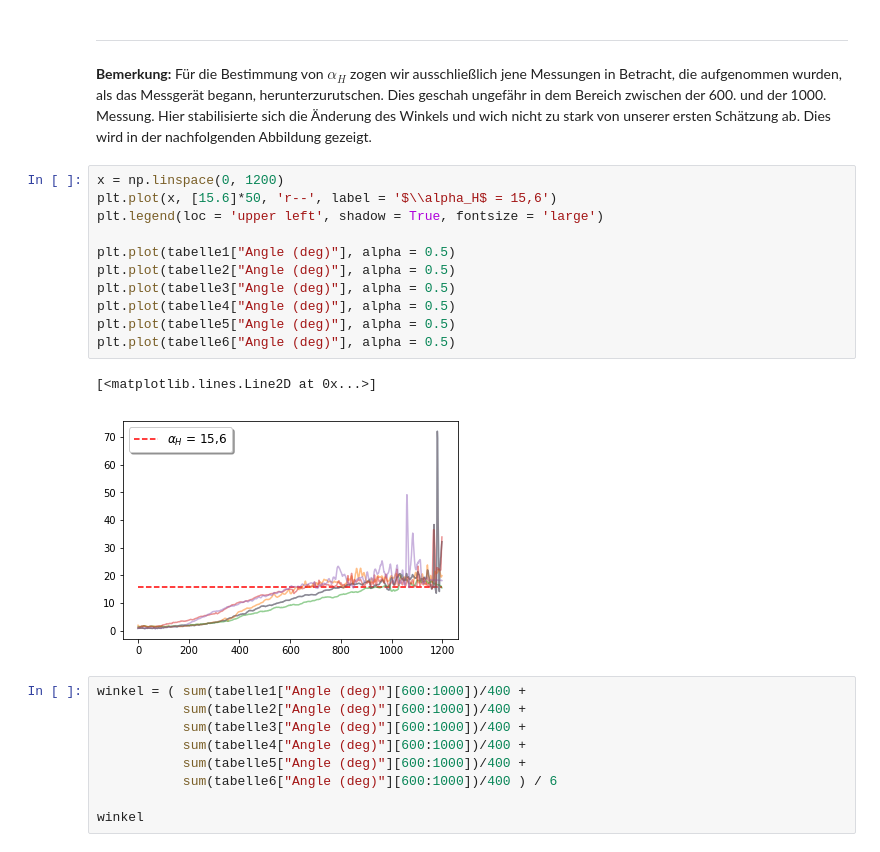
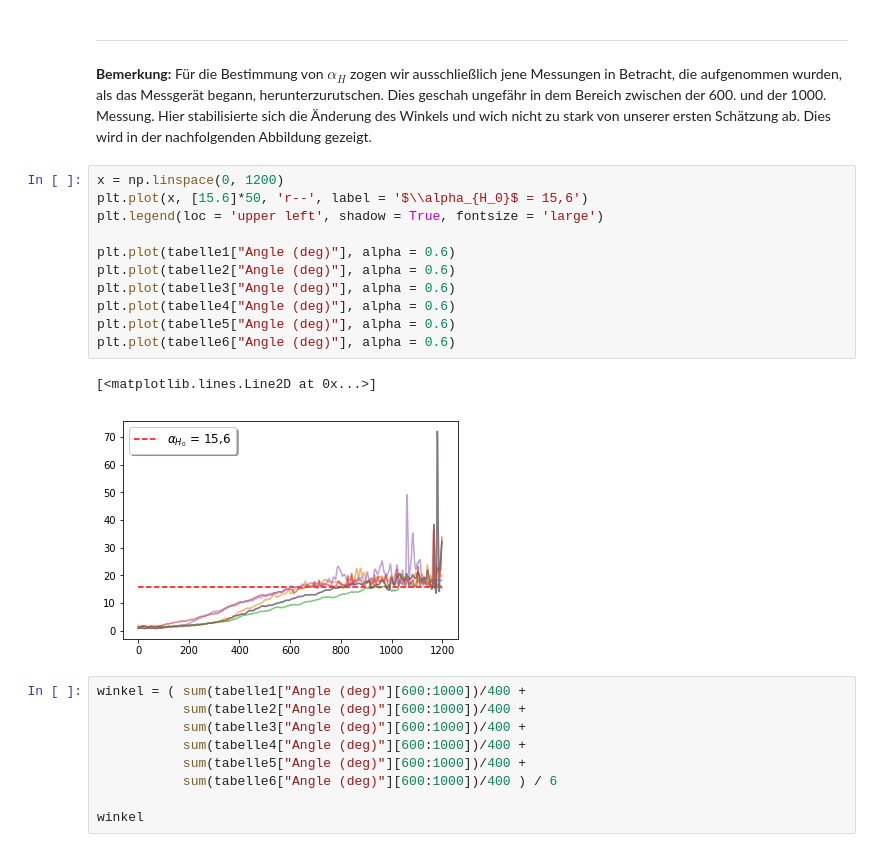
Before and after one commit to allgebrist/physik-praktikum, a Jupyter notebook: 8. Schiefe Ebene mit Reibung.ipynb, the cells around one changed output. Cells and saved outputs as stored; diff of their text form.

```diff
--- a/8. Schiefe Ebene mit Reibung.ipynb
+++ b/8. Schiefe Ebene mit Reibung.ipynb
@@ -138,18 +138,18 @@ for ax in axs.flat:
 **Bemerkung:** Für die Bestimmung von $\alpha_H$ zogen wir ausschließlich jene Messungen in Betracht, die aufgenommen wurden, als das Messgerät begann, herunterzurutschen. Dies geschah ungefähr in dem Bereich zwischen der 600. und der 1000. Messung. Hier stabilisierte sich die Änderung des Winkels und wich nicht zu stark von unserer ersten Schätzung ab. Dies wird in der nachfolgenden Abbildung gezeigt.
 # %%
 x = np.linspace(0, 1200)
-plt.plot(x, [15.6]*50, 'r--', label = '$\\alpha_H$ = 15,6')
+plt.plot(x, [15.6]*50, 'r--', label = '$\\alpha_{H_0}$ = 15,6')
 plt.legend(loc = 'upper left', shadow = True, fontsize = 'large')
 
-plt.plot(tabelle1["Angle (deg)"], alpha = 0.5)
-plt.plot(tabelle2["Angle (deg)"], alpha = 0.5)
-plt.plot(tabelle3["Angle (deg)"], alpha = 0.5)
-plt.plot(tabelle4["Angle (deg)"], alpha = 0.5)
-plt.plot(tabelle5["Angle (deg)"], alpha = 0.5)
-plt.plot(tabelle6["Angle (deg)"], alpha = 0.5)
+plt.plot(tabelle1["Angle (deg)"], alpha = 0.6)
+plt.plot(tabelle2["Angle (deg)"], alpha = 0.6)
+plt.plot(tabelle3["Angle (deg)"], alpha = 0.6)
+plt.plot(tabelle4["Angle (deg)"], alpha = 0.6)
+plt.plot(tabelle5["Angle (deg)"], alpha = 0.6)
+plt.plot(tabelle6["Angle (deg)"], alpha = 0.6)
 # %% [output]
 [<matplotlib.lines.Line2D at 0x...>]
-[figure, old version]
+[figure, new version]
 # %%
 winkel = ( sum(tabelle1["Angle (deg)"][600:1000])/400 +
            sum(tabelle2["Angle (deg)"][600:1000])/400 +
```
Also changed, not shown: parts of 4 cells of this notebook.
